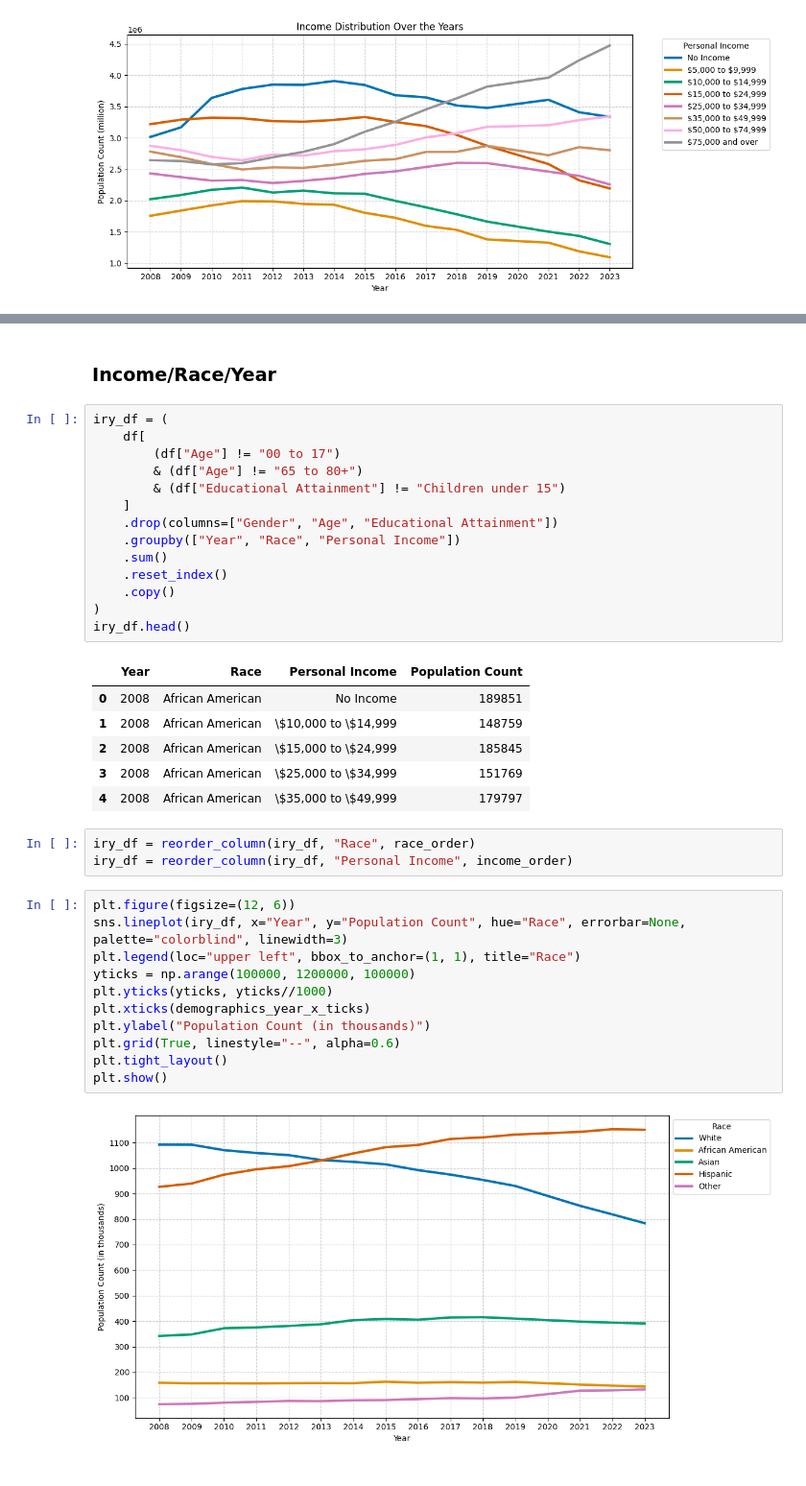
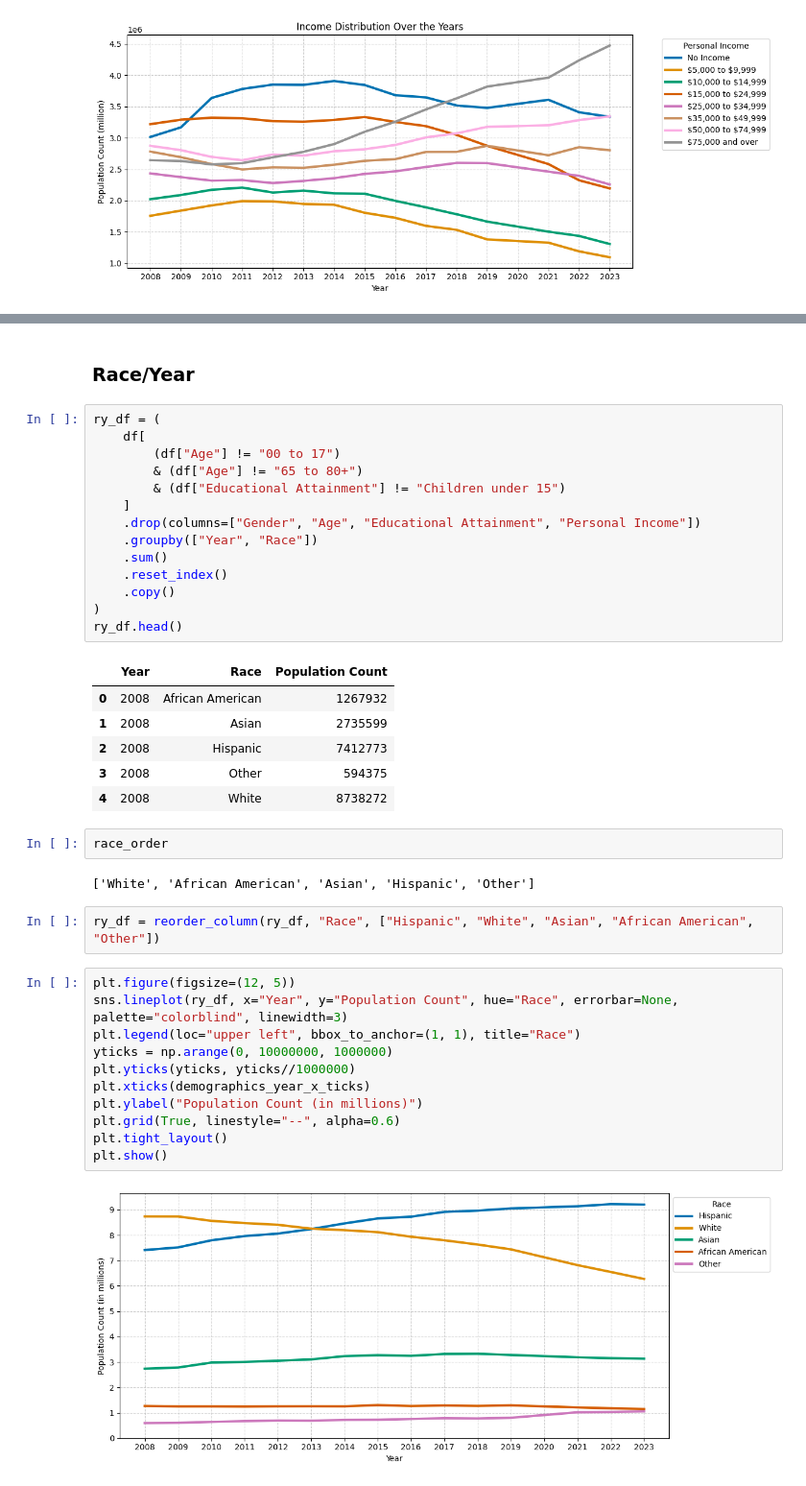
Before and after one commit to ibrahimmkhalid/housing-crisis-california-project, a Jupyter notebook: 3_python_visualizations.ipynb, the cells around one changed output, grey strips where cells are left out. Shown: that part at 96% size. Cells and saved outputs as stored; diff of their text form.

```diff
--- a/3_python_visualizations.ipynb
+++ b/3_python_visualizations.ipynb
@@ -407,39 +462,42 @@ plt.show()
 # %% [markdown]
-### Income/Race/Year
+### Race/Year
 # %%
-iry_df = (
+ry_df = (
     df[
         (df["Age"] != "00 to 17")
         & (df["Age"] != "65 to 80+")
         & (df["Educational Attainment"] != "Children under 15")
     ]
-    .drop(columns=["Gender", "Age", "Educational Attainment"])
-    .groupby(["Year", "Race", "Personal Income"])
+    .drop(columns=["Gender", "Age", "Educational Attainment", "Personal Income"])
+    .groupby(["Year", "Race"])
     .sum()
     .reset_index()
     .copy()
 )
-iry_df.head()
+ry_df.head()
 # %% [output]
-|  | Year | Race | Personal Income | Population Count |
-| 0 | 2008 | African American | No Income | 189851 |
-| 1 | 2008 | African American | \$10,000 to \$14,999 | 148759 |
-| 2 | 2008 | African American | \$15,000 to \$24,999 | 185845 |
-| 3 | 2008 | African American | \$25,000 to \$34,999 | 151769 |
-| 4 | 2008 | African American | \$35,000 to \$49,999 | 179797 |
+|  | Year | Race | Population Count |
+| 0 | 2008 | African American | 1267932 |
+| 1 | 2008 | Asian | 2735599 |
+| 2 | 2008 | Hispanic | 7412773 |
+| 3 | 2008 | Other | 594375 |
+| 4 | 2008 | White | 8738272 |
-# %%
-iry_df = reorder_column(iry_df, "Race", race_order)
-iry_df = reorder_column(iry_df, "Personal Income", income_order)
+# %%
+race_order
+# %% [output]
+['White', 'African American', 'Asian', 'Hispanic', 'Other']
+# %%
+ry_df = reorder_column(ry_df, "Race", ["Hispanic", "White", "Asian", "African American", "Other"])
 # %%
-plt.figure(figsize=(12, 6))
-sns.lineplot(iry_df, x="Year", y="Population Count", hue="Race", errorbar=None, palette="colorblind", linewidth=3)
+plt.figure(figsize=(12, 5))
+sns.lineplot(ry_df, x="Year", y="Population Count", hue="Race", errorbar=None, palette="colorblind", linewidth=3)
 plt.legend(loc="upper left", bbox_to_anchor=(1, 1), title="Race")
-yticks = np.arange(100000, 1200000, 100000)
-plt.yticks(yticks, yticks//1000)
+yticks = np.arange(0, 10000000, 1000000)
+plt.yticks(yticks, yticks//1000000)
 plt.xticks(demographics_year_x_ticks)
-plt.ylabel("Population Count (in thousands)")
+plt.ylabel("Population Count (in millions)")
 plt.grid(True, linestyle="--", alpha=0.6)
 plt.tight_layout()
 plt.show()
 # %% [output]
-[figure, old version]
+[figure, new version]
```
Also changed, not shown: parts of 10 cells of this notebook.
